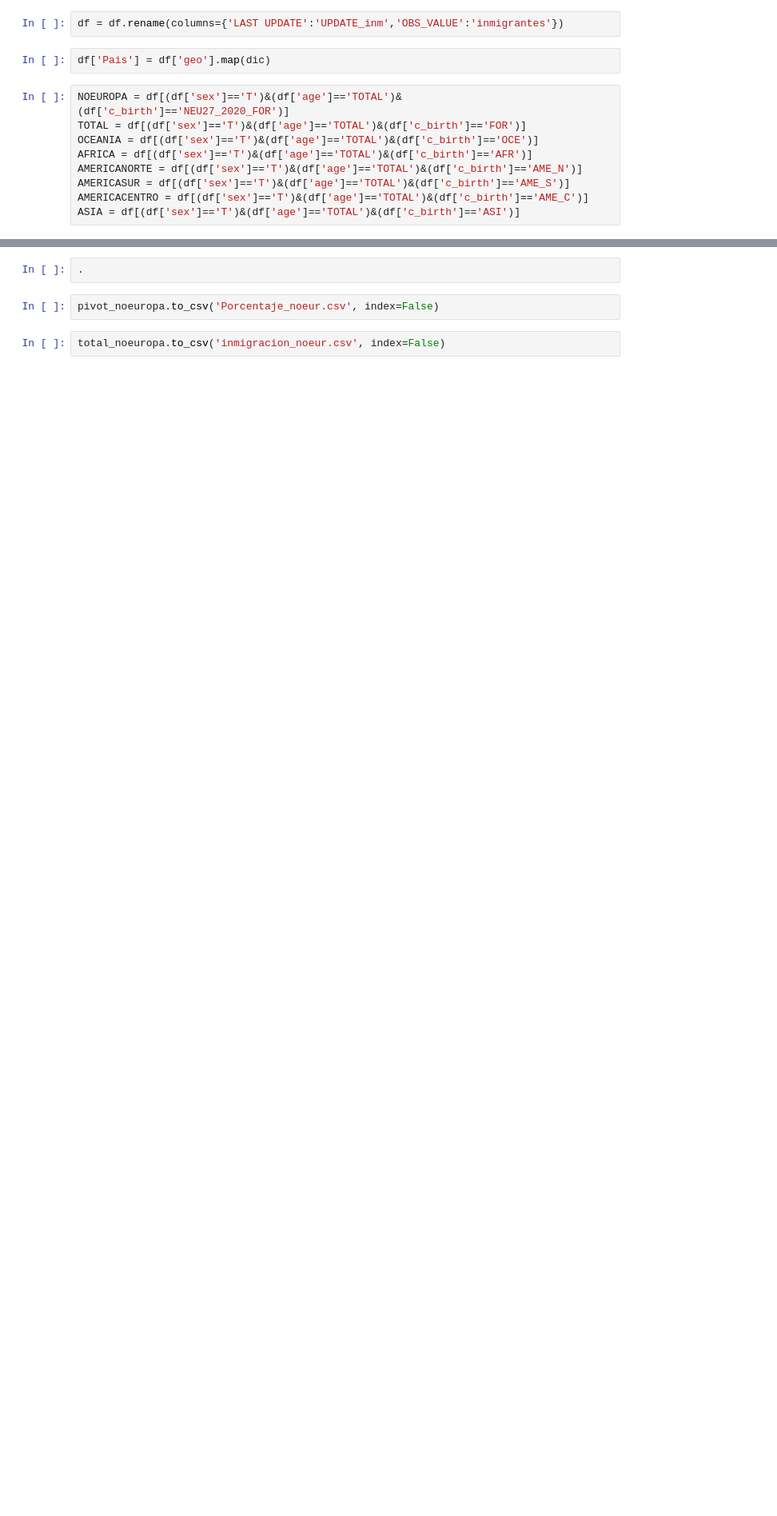
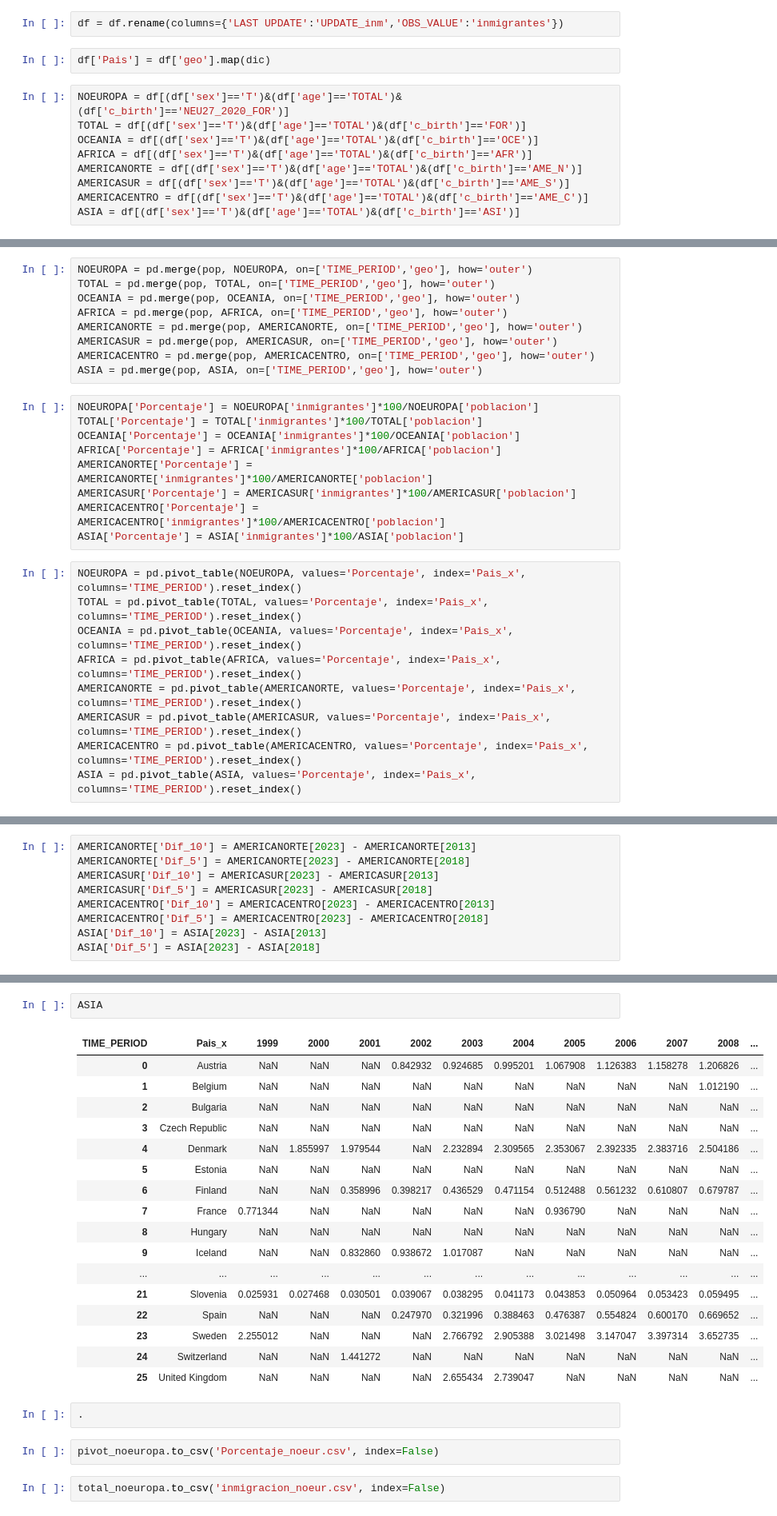
Before and after one commit to Gbau11/Inmigracion, a Jupyter notebook: code/Inmigracion.ipynb, the cells around one changed output, grey strips where cells are left out. Shown at 80% size. Drawn from its saved outputs; the diff is of its cells as text; blank space fills up the shorter version.

```diff
--- a/code/Inmigracion.ipynb
+++ b/code/Inmigracion.ipynb
@@ -178,0 +94,27 @@ pivot
+# %%
+NOEUROPA = pd.merge(pop, NOEUROPA, on=['TIME_PERIOD','geo'], how='outer')
+TOTAL = pd.merge(pop, TOTAL, on=['TIME_PERIOD','geo'], how='outer')
+OCEANIA = pd.merge(pop, OCEANIA, on=['TIME_PERIOD','geo'], how='outer')
+AFRICA = pd.merge(pop, AFRICA, on=['TIME_PERIOD','geo'], how='outer')
+AMERICANORTE = pd.merge(pop, AMERICANORTE, on=['TIME_PERIOD','geo'], how='outer')
+AMERICASUR = pd.merge(pop, AMERICASUR, on=['TIME_PERIOD','geo'], how='outer')
+AMERICACENTRO = pd.merge(pop, AMERICACENTRO, on=['TIME_PERIOD','geo'], how='outer')
+ASIA = pd.merge(pop, ASIA, on=['TIME_PERIOD','geo'], how='outer')
+# %%
+NOEUROPA['Porcentaje'] = NOEUROPA['inmigrantes']*100/NOEUROPA['poblacion']
+TOTAL['Porcentaje'] = TOTAL['inmigrantes']*100/TOTAL['poblacion']
+OCEANIA['Porcentaje'] = OCEANIA['inmigrantes']*100/OCEANIA['poblacion']
+AFRICA['Porcentaje'] = AFRICA['inmigrantes']*100/AFRICA['poblacion']
+AMERICANORTE['Porcentaje'] = AMERICANORTE['inmigrantes']*100/AMERICANORTE['poblacion']
+AMERICASUR['Porcentaje'] = AMERICASUR['inmigrantes']*100/AMERICASUR['poblacion']
+AMERICACENTRO['Porcentaje'] = AMERICACENTRO['inmigrantes']*100/AMERICACENTRO['poblacion']
+ASIA['Porcentaje'] = ASIA['inmigrantes']*100/ASIA['poblacion']
+# %%
+NOEUROPA = pd.pivot_table(NOEUROPA, values='Porcentaje', index='Pais_x', columns='TIME_PERIOD').reset_index()
+TOTAL = pd.pivot_table(TOTAL, values='Porcentaje', index='Pais_x', columns='TIME_PERIOD').reset_index()
+OCEANIA = pd.pivot_table(OCEANIA, values='Porcentaje', index='Pais_x', columns='TIME_PERIOD').reset_index()
+AFRICA = pd.pivot_table(AFRICA, values='Porcentaje', index='Pais_x', columns='TIME_PERIOD').reset_index()
+AMERICANORTE = pd.pivot_table(AMERICANORTE, values='Porcentaje', index='Pais_x', columns='TIME_PERIOD').reset_index()
+AMERICASUR = pd.pivot_table(AMERICASUR, values='Porcentaje', index='Pais_x', columns='TIME_PERIOD').reset_index()
+AMERICACENTRO = pd.pivot_table(AMERICACENTRO, values='Porcentaje', index='Pais_x', columns='TIME_PERIOD').reset_index()
+ASIA = pd.pivot_table(ASIA, values='Porcentaje', index='Pais_x', columns='TIME_PERIOD').reset_index()
@@ -178,0 +130,9 @@ pivot
+# %%
+AMERICANORTE['Dif_10'] = AMERICANORTE[2023] - AMERICANORTE[2013]
+AMERICANORTE['Dif_5'] = AMERICANORTE[2023] - AMERICANORTE[2018]
+AMERICASUR['Dif_10'] = AMERICASUR[2023] - AMERICASUR[2013]
+AMERICASUR['Dif_5'] = AMERICASUR[2023] - AMERICASUR[2018]
+AMERICACENTRO['Dif_10'] = AMERICACENTRO[2023] - AMERICACENTRO[2013]
+AMERICACENTRO['Dif_5'] = AMERICACENTRO[2023] - AMERICACENTRO[2018]
+ASIA['Dif_10'] = ASIA[2023] - ASIA[2013]
+ASIA['Dif_5'] = ASIA[2023] - ASIA[2018]
@@ -179,3 +235,23 @@ pivot
+# %%
+ASIA
+# %% [output]
+| TIME_PERIOD | Pais_x | 1999 | 2000 | 2001 | 2002 | 2003 | 2004 | 2005 | 2006 | 2007 | 2008 | ... |
+| 0 | Austria | NaN | NaN | NaN | 0.842932 | 0.924685 | 0.995201 | 1.067908 | 1.126383 | 1.158278 | 1.206826 | ... |
+| 1 | Belgium | NaN | NaN | NaN | NaN | NaN | NaN | NaN | NaN | NaN | 1.012190 | ... |
+| 2 | Bulgaria | NaN | NaN | NaN | NaN | NaN | NaN | NaN | NaN | NaN | NaN | ... |
+| 3 | Czech Republic | NaN | NaN | NaN | NaN | NaN | NaN | NaN | NaN | NaN | NaN | ... |
+| 4 | Denmark | NaN | 1.855997 | 1.979544 | NaN | 2.232894 | 2.309565 | 2.353067 | 2.392335 | 2.383716 | 2.504186 | ... |
+| 5 | Estonia | NaN | NaN | NaN | NaN | NaN | NaN | NaN | NaN | NaN | NaN | ... |
+| 6 | Finland | NaN | NaN | 0.358996 | 0.398217 | 0.436529 | 0.471154 | 0.512488 | 0.561232 | 0.610807 | 0.679787 | ... |
+| 7 | France | 0.771344 | NaN | NaN | NaN | NaN | NaN | 0.936790 | NaN | NaN | NaN | ... |
+| 8 | Hungary | NaN | NaN | NaN | NaN | NaN | NaN | NaN | NaN | NaN | NaN | ... |
+| 9 | Iceland | NaN | NaN | 0.832860 | 0.938672 | 1.017087 | NaN | NaN | NaN | NaN | NaN | ... |
+| ... | ... | ... | ... | ... | ... | ... | ... | ... | ... | ... | ... | ... |
+| 21 | Slovenia | 0.025931 | 0.027468 | 0.030501 | 0.039067 | 0.038295 | 0.041173 | 0.043853 | 0.050964 | 0.053423 | 0.059495 | ... |
+| 22 | Spain | NaN | NaN | NaN | 0.247970 | 0.321996 | 0.388463 | 0.476387 | 0.554824 | 0.600170 | 0.669652 | ... |
+| 23 | Sweden | 2.255012 | NaN | NaN | NaN | 2.766792 | 2.905388 | 3.021498 | 3.147047 | 3.397314 | 3.652735 | ... |
+| 24 | Switzerland | NaN | NaN | 1.441272 | NaN | NaN | NaN | NaN | NaN | NaN | NaN | ... |
+| 25 | United Kingdom | NaN | NaN | NaN | NaN | 2.655434 | 2.739047 | NaN | NaN | NaN | NaN | ... |
 # %%
 .
 # %%
```
Also changed, not shown: parts of 34 cells of this notebook, 1 other file.
